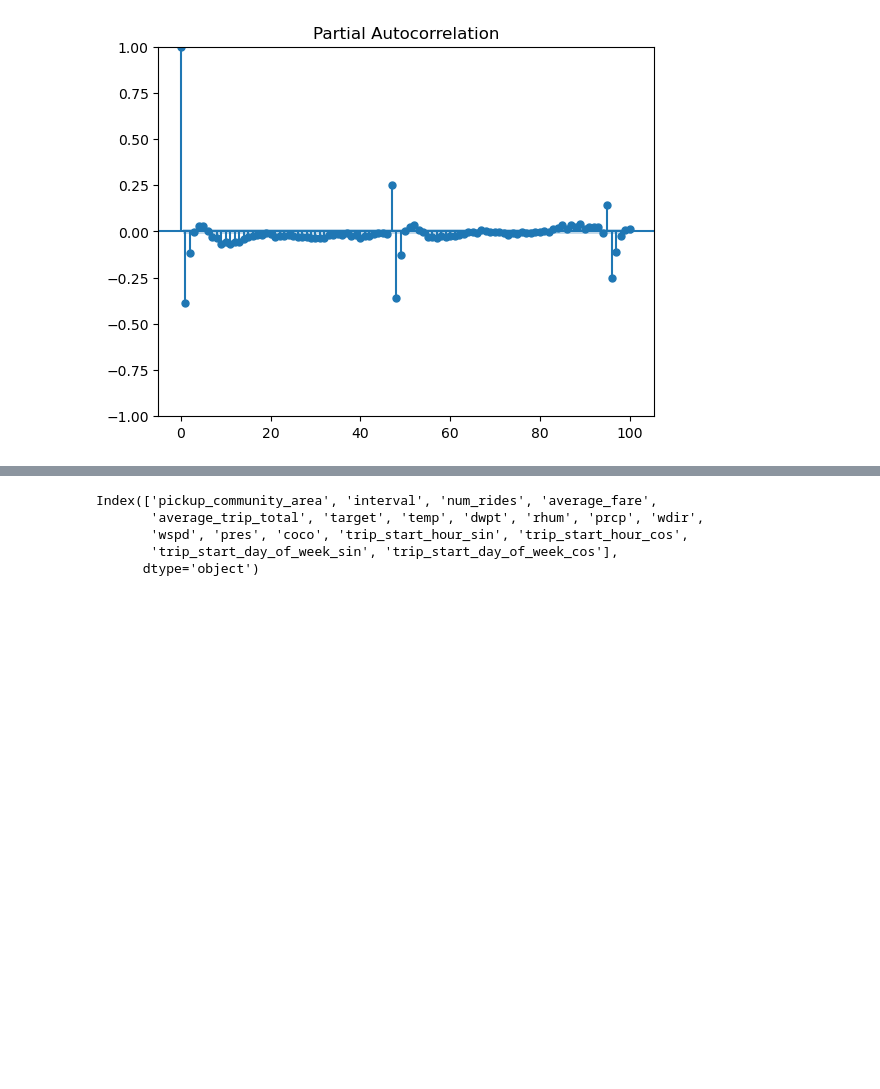
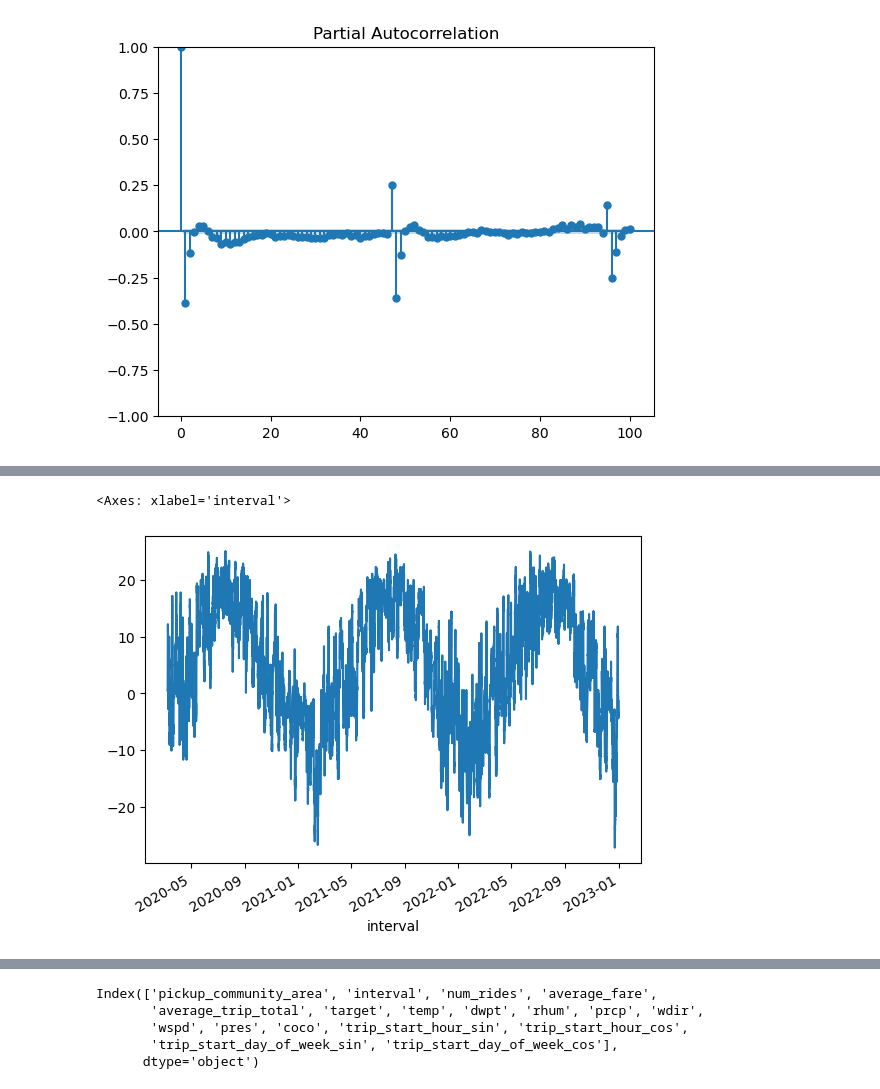
Before and after one commit to GarettKaube/Ride-Sharing-Spatio-Temporal-Demand-Forecasting-System, a Jupyter notebook: modeling.ipynb, the cells around one changed output, grey strips where cells are left out. Cells and saved outputs as stored; diff of their text form; code cells hidden in the pictures; blank space fills up the shorter version.

```diff
--- a/modeling.ipynb
+++ b/modeling.ipynb
@@ -898,0 +898,5 @@ pacf = plot_pacf(train_com1_seas_diff, lags = 100)
+# %%
+comm_8["dwpt"].plot()
+# %% [output]
+<Axes: xlabel='interval'>
+[figure, added]
```
Also changed, not shown: parts of 60 cells of this notebook.
